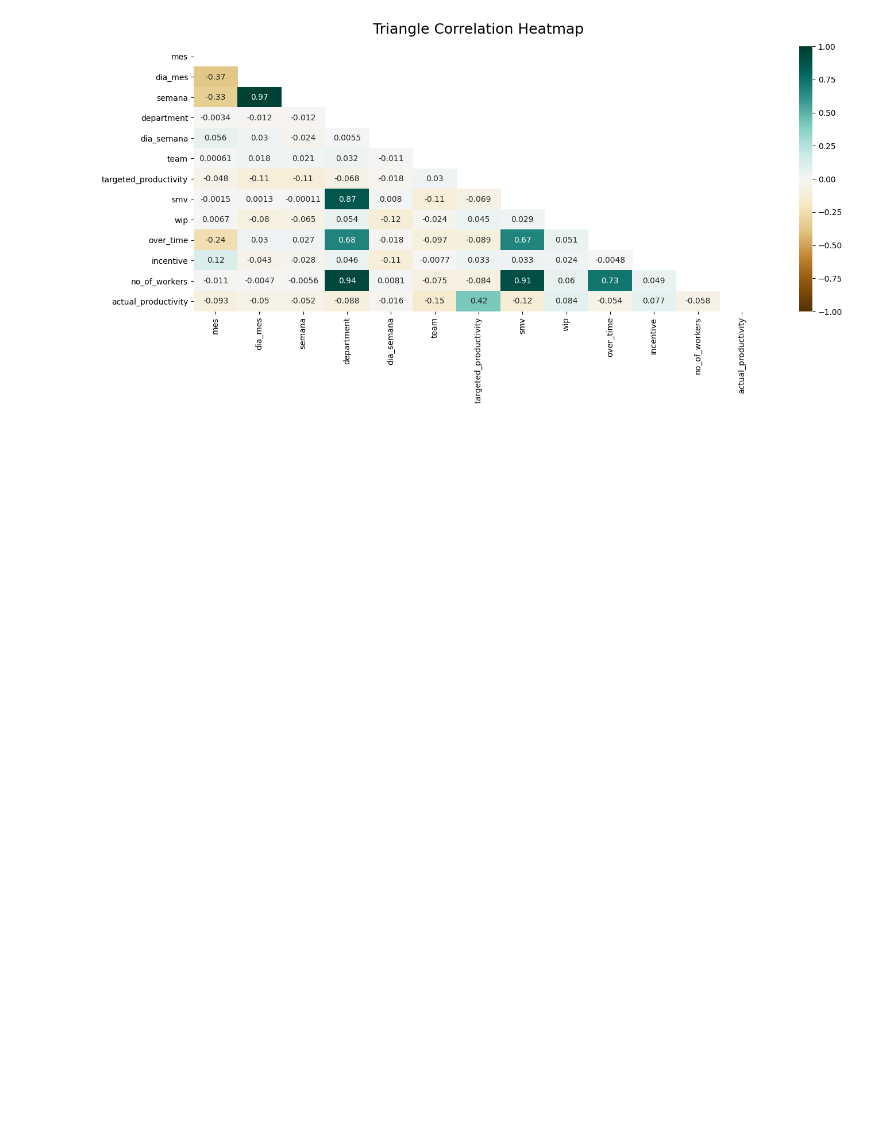
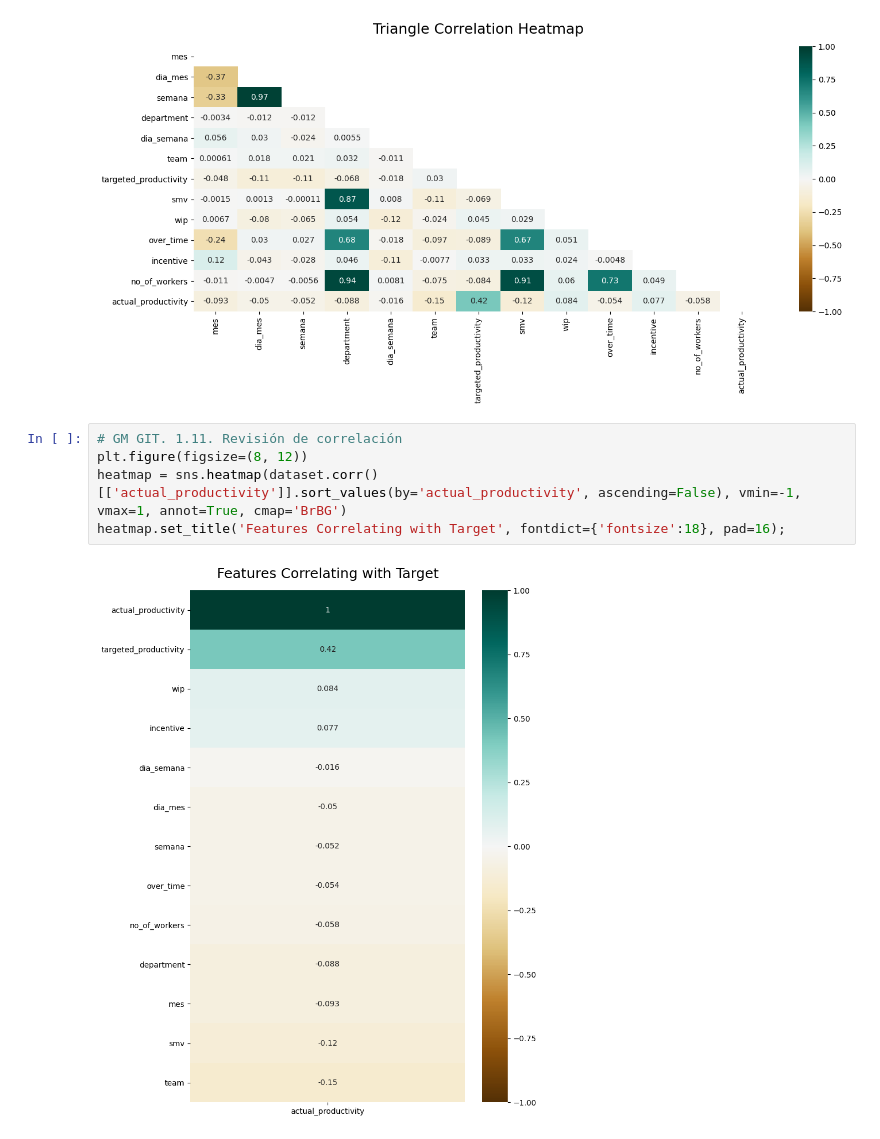
Before and after one commit to darwinpadilla/doctorado, a Jupyter notebook: Grupo_Productivity_Prediction.ipynb, the cells around one changed output. Cells and saved outputs as stored; diff of their text form; blank space fills up the shorter version.

Commit message:
Mapa de calor de correlación del target

```diff
--- a/Grupo_Productivity_Prediction.ipynb
+++ b/Grupo_Productivity_Prediction.ipynb
@@ -789,3 +789,10 @@ heatmap = sns.heatmap(dataset.corr(), mask=mask, vmin=-1, vmax=1, annot=True, cm
 heatmap.set_title('Triangle Correlation Heatmap', fontdict={'fontsize':18}, pad=16);
 # %% [output]
 [figure]
+# %%
+# GM GIT. 1.11. Revisión de correlación
+plt.figure(figsize=(8, 12))
+heatmap = sns.heatmap(dataset.corr()[['actual_productivity']].sort_values(by='actual_productivity', ascending=False), vmin=-1, vmax=1, annot=True, cmap='BrBG')
+heatmap.set_title('Features Correlating with Target', fontdict={'fontsize':18}, pad=16);
+# %% [output]
+[figure, added]
```
